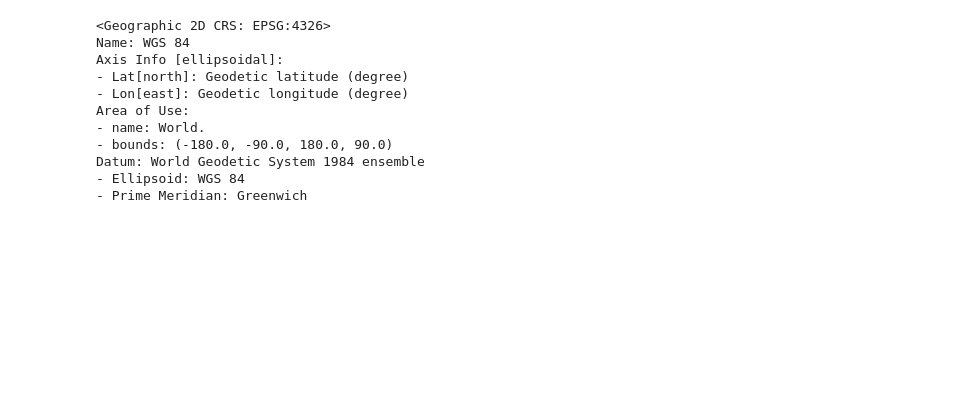
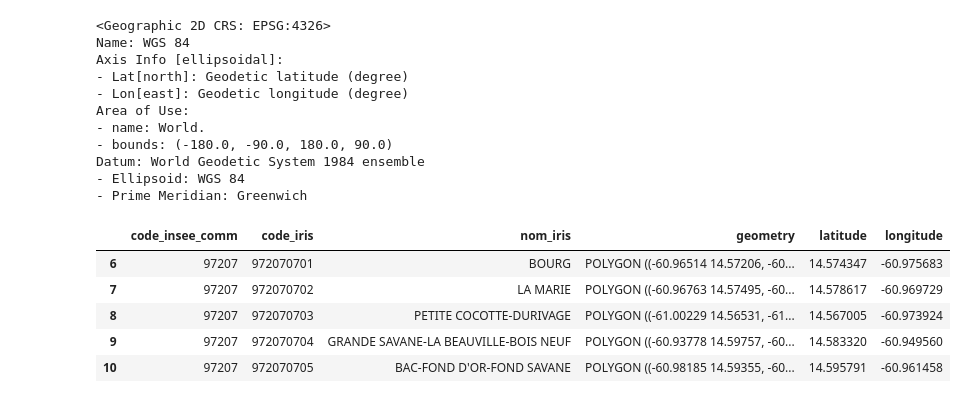
Before and after one commit to jjchabutDataCRM/sante-territoires, a Jupyter notebook: notebooks/00-IRIS_load_ref_geom.ipynb, the cells around one changed output. Saved outputs shown, nothing was run; the diff lists cells and outputs as text; code cells hidden in the pictures; blank space fills up the shorter version.

```diff
--- a/notebooks/00-IRIS_load_ref_geom.ipynb
+++ b/notebooks/00-IRIS_load_ref_geom.ipynb
@@ -453,3 +456,18 @@ Datum: World Geodetic System 1984 ensemble
 - Prime Meridian: Greenwich
 # %%
 iris_s.to_parquet('../data/processed/ref/ref_iris_geom_simplified.parquet')
+# %%
+iris_s_hab = iris_s.copy()
+
+iris_s_hab = iris_s_hab[iris_s_hab['type_iris'] == 'H']
+
+iris_s_hab.drop(columns=['type_iris'], inplace = True)
+
+iris_s_hab.head()
+# %% [output]
+|  | code_insee_comm | code_iris | nom_iris | geometry | latitude | longitude |
+| 6 | 97207 | 972070701 | BOURG | POLYGON ((-60.96514 14.57206, -60... | 14.574347 | -60.975683 |
+| 7 | 97207 | 972070702 | LA MARIE | POLYGON ((-60.96763 14.57495, -60... | 14.578617 | -60.969729 |
+| 8 | 97207 | 972070703 | PETITE COCOTTE-DURIVAGE | POLYGON ((-61.00229 14.56531, -61... | 14.567005 | -60.973924 |
+| 9 | 97207 | 972070704 | GRANDE SAVANE-LA BEAUVILLE-BOIS NEUF | POLYGON ((-60.93778 14.59757, -60... | 14.583320 | -60.949560 |
+| 10 | 97207 | 972070705 | BAC-FOND D'OR-FOND SAVANE | POLYGON ((-60.98185 14.59355, -60... | 14.595791 | -60.961458 |
```
Also changed, not shown: parts of 11 cells of this notebook.
